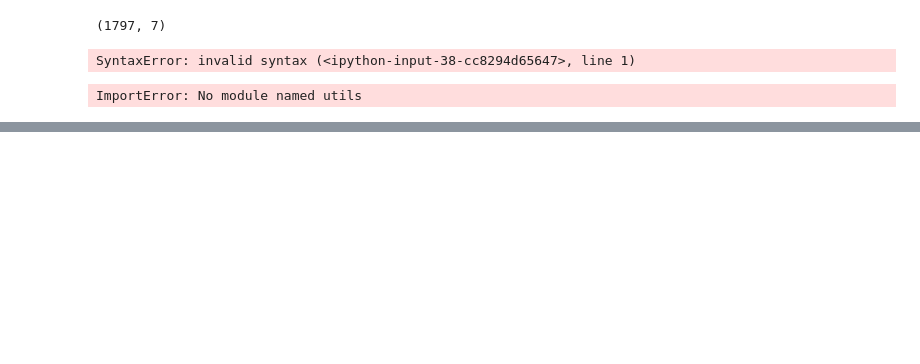
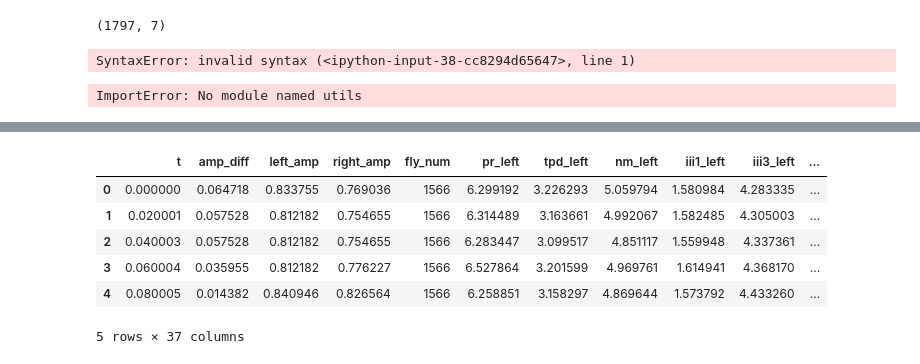
Before and after one commit to lyshds/kinematics_triggered_correlations, a Jupyter notebook: 28_factor_analysis.ipynb, the cells around one changed output, grey strips where cells are left out. Saved outputs shown, nothing was run; the diff lists cells and outputs as text; code cells hidden in the pictures; blank space fills up the shorter version.

```diff
--- a/28_factor_analysis.ipynb
+++ b/28_factor_analysis.ipynb
@@ -405,0 +648,6 @@ ImportError: No module named utils
+# %%
+import pandas as pd
+from factor_analyzer import FactorAnalyzer
+#df_features = pd.read_csv('tests/data/test02.csv')
+fa = FactorAnalyzer(rotation=None)
+fa.fit(multi_fly_df)
@@ -405,0 +731,4 @@ ImportError: No module named utils
+# %%
+df= multi_fly_df
+# %%
+df2 = df.drop("stimulus", axis =1)
@@ -405,0 +737,10 @@ ImportError: No module named utils
+# %%
+df2.head()
+# %% [output]
+|  | t | amp_diff | left_amp | right_amp | fly_num | pr_left | tpd_left | nm_left | iii1_left | iii3_left | ... |
+| 0 | 0.000000 | 0.064718 | 0.833755 | 0.769036 | 1566 | 6.299192 | 3.226293 | 5.059794 | 1.580984 | 4.283335 | ... |
+| 1 | 0.020001 | 0.057528 | 0.812182 | 0.754655 | 1566 | 6.314489 | 3.163661 | 4.992067 | 1.582485 | 4.305003 | ... |
+| 2 | 0.040003 | 0.057528 | 0.812182 | 0.754655 | 1566 | 6.283447 | 3.099517 | 4.851117 | 1.559948 | 4.337361 | ... |
+| 3 | 0.060004 | 0.035955 | 0.812182 | 0.776227 | 1566 | 6.527864 | 3.201599 | 4.969761 | 1.614941 | 4.368170 | ... |
+| 4 | 0.080005 | 0.014382 | 0.840946 | 0.826564 | 1566 | 6.258851 | 3.158297 | 4.869644 | 1.573792 | 4.433260 | ... |
+5 rows × 37 columns
```
Also changed, not shown: parts of 44 cells of this notebook, 3 other files.
